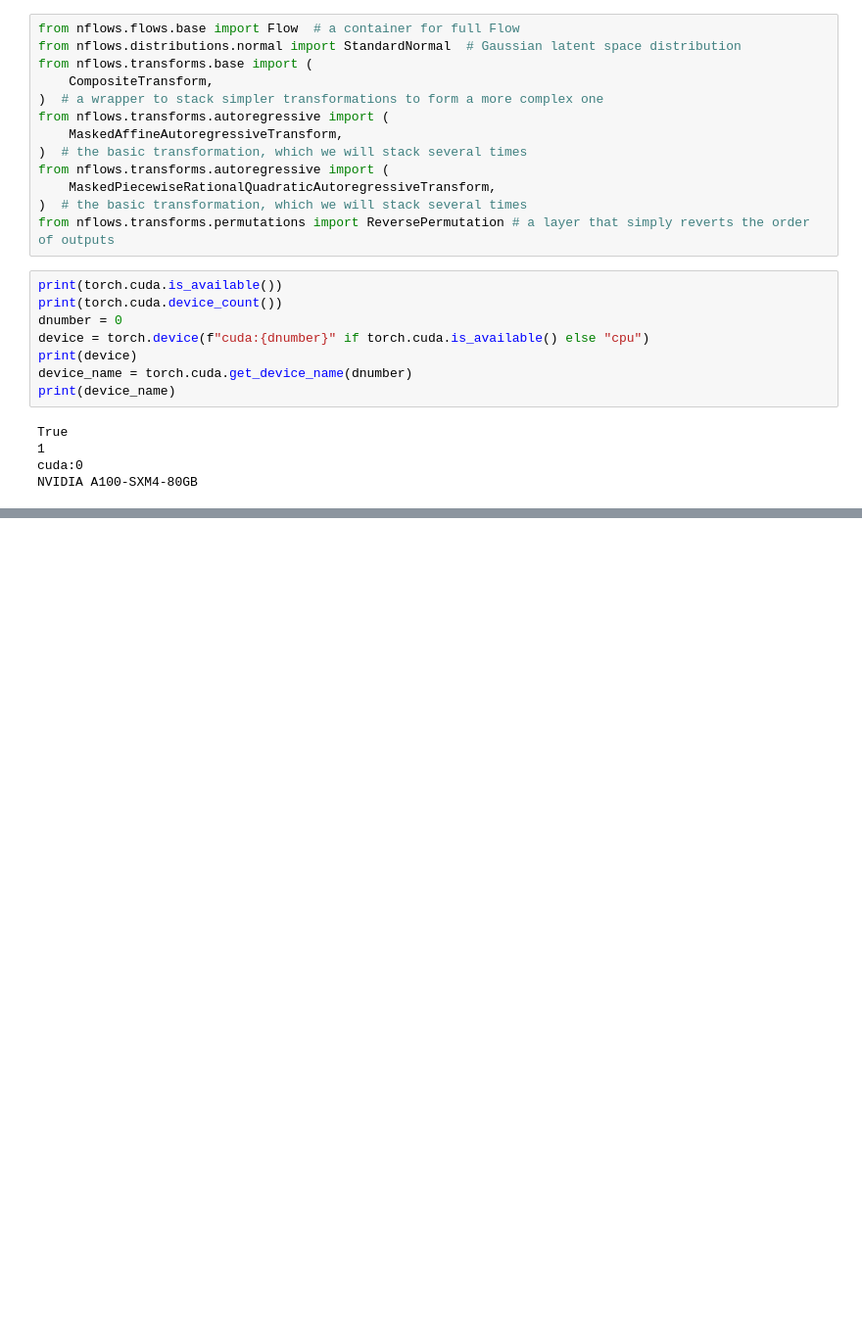
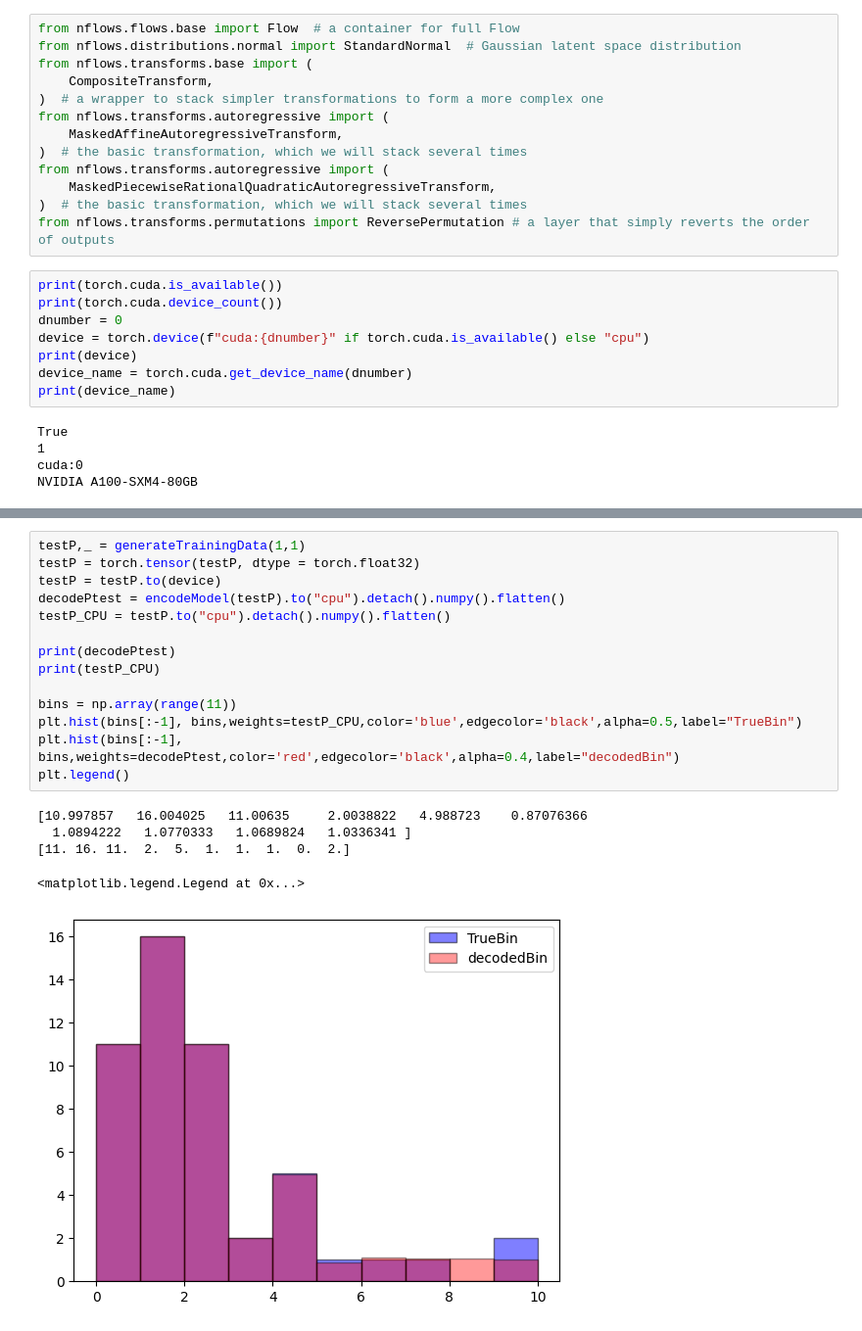
Before and after one commit to vigneshK0404/NOva_Fitter_CNF, a Jupyter notebook: CNF_Modified.ipynb, the cells around one changed output, grey strips where cells are left out. Shown at 98% size. Drawn from its saved outputs; the diff is of its cells as text; blank space fills up the shorter version.

```diff
--- a/CNF_Modified.ipynb
+++ b/CNF_Modified.ipynb
@@ -103,0 +190,20 @@ print(dataPoisson)
+# %%
+testP,_ = generateTrainingData(1,1)
+testP = torch.tensor(testP, dtype = torch.float32)
+testP = testP.to(device)
+decodePtest = encodeModel(testP).to("cpu").detach().numpy().flatten()
+testP_CPU = testP.to("cpu").detach().numpy().flatten()
+
+print(decodePtest)
+print(testP_CPU)
+
+bins = np.array(range(11))
+plt.hist(bins[:-1], bins,weights=testP_CPU,color='blue',edgecolor='black',alpha=0.5,label="TrueBin")
+plt.hist(bins[:-1], bins,weights=decodePtest,color='red',edgecolor='black',alpha=0.4,label="decodedBin")
+plt.legend()
+# %% [output]
+[10.997857   16.004025   11.00635     2.0038822   4.988723    0.87076366
+  1.0894222   1.0770333   1.0689824   1.0336341 ]
+[11. 16. 11.  2.  5.  1.  1.  1.  0.  2.]
+<matplotlib.legend.Legend at 0x...>
+[figure, added]
```
Also changed, not shown: parts of 12 cells of this notebook.
